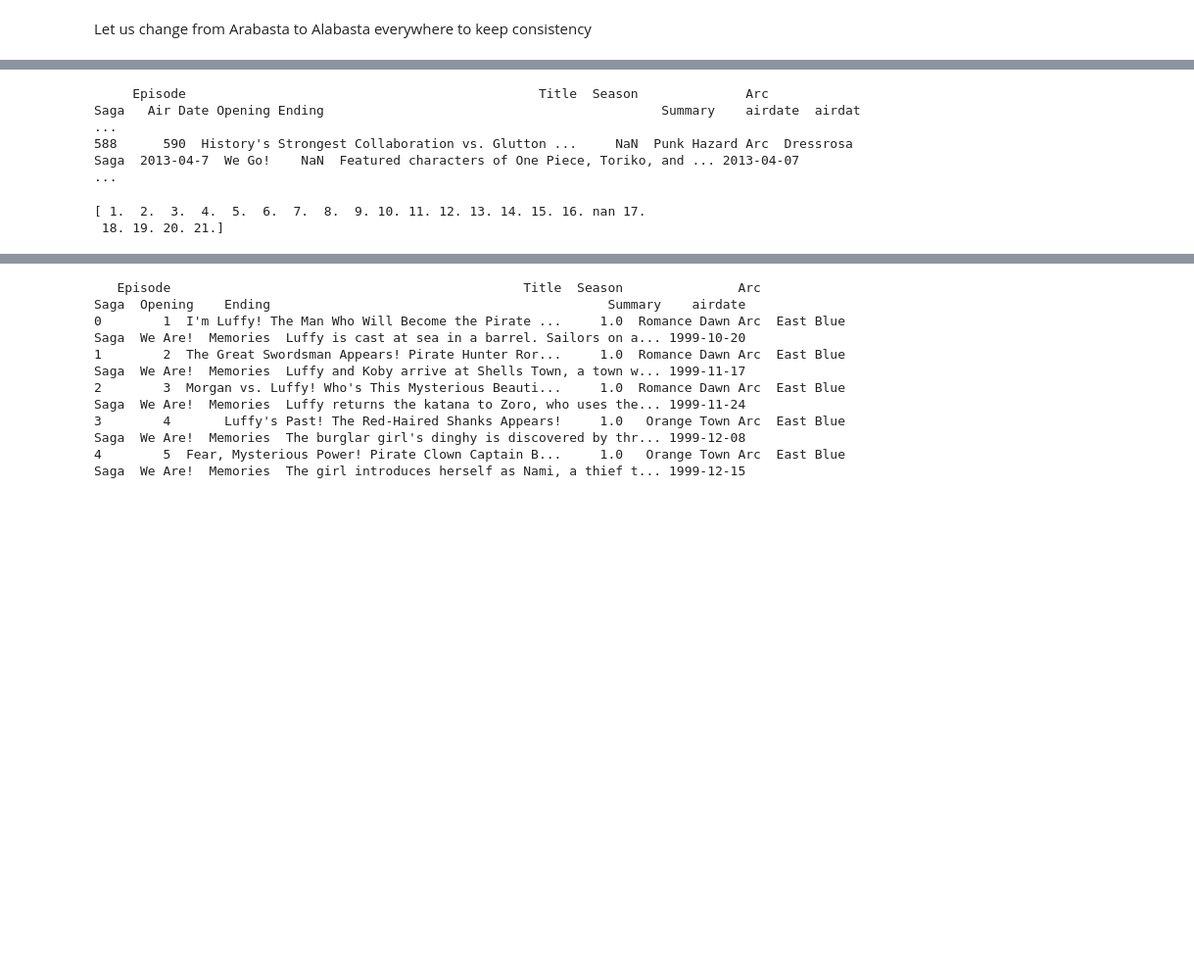
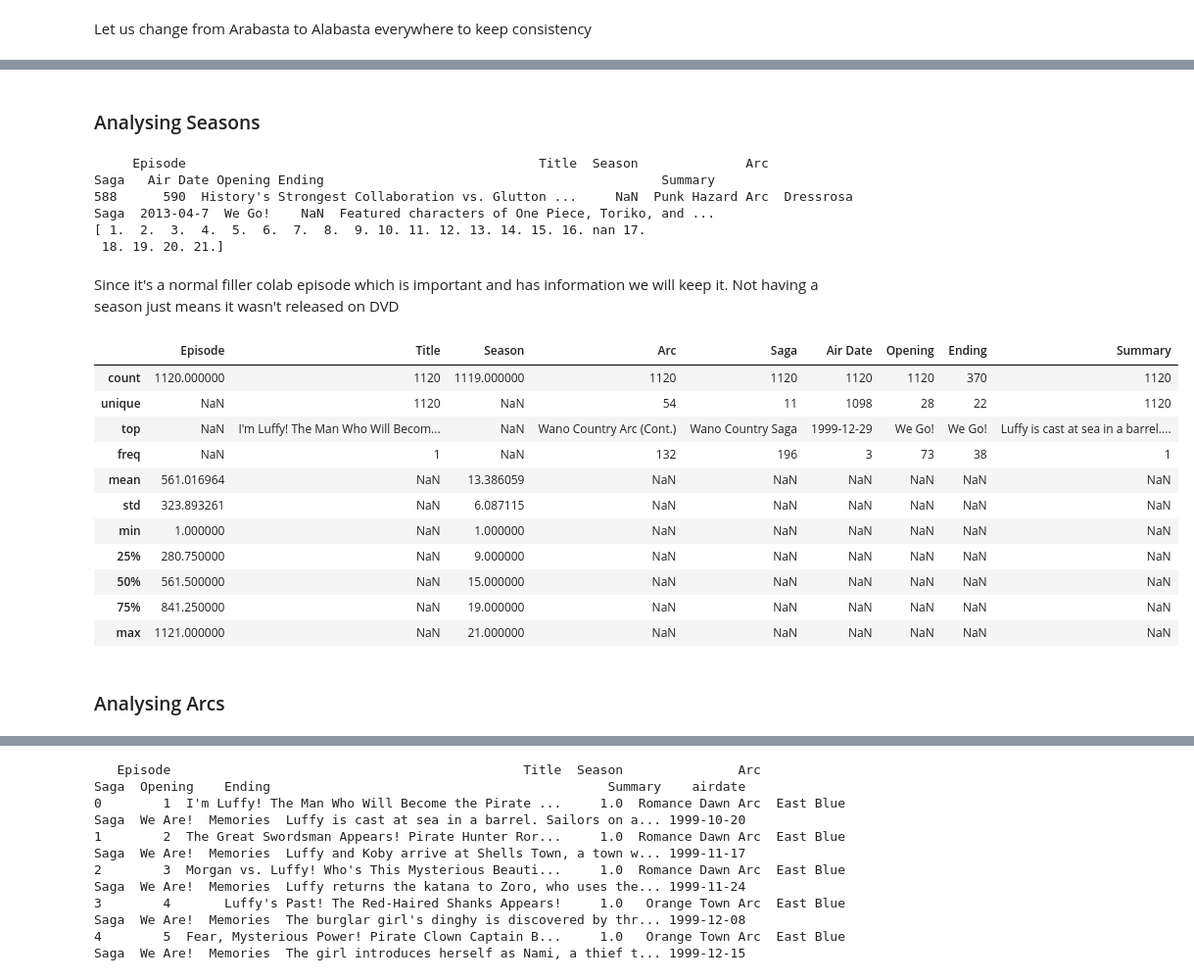
Before and after one commit to Tonevanda/PRI, a Jupyter notebook: src/data.ipynb, the cells around one changed output, grey strips where cells are left out. Shown at 98% size. Saved outputs shown, nothing was run; the diff lists cells and outputs as text; code cells hidden in the pictures; blank space fills up the shorter version.

```diff
--- a/src/data.ipynb
+++ b/src/data.ipynb
@@ -275,11 +76,30 @@ df.describe(include='all')
+# %% [markdown]
+### Analysing Seasons
 # %%
 missing_season = df['Season'].isna()
 print(df[missing_season])
+print(df['Season'].unique())
 # %% [output]
-     Episode                                              Title  Season              Arc            Saga   Air Date Opening Ending                                            Summary    airdate  airdat ...
-588      590  History's Strongest Collaboration vs. Glutton ...     NaN  Punk Hazard Arc  Dressrosa Saga  2013-04-7  We Go!    NaN  Featured characters of One Piece, Toriko, and ... 2013-04-07         ...
+     Episode                                              Title  Season              Arc            Saga   Air Date Opening Ending                                            Summary
+588      590  History's Strongest Collaboration vs. Glutton ...     NaN  Punk Hazard Arc  Dressrosa Saga  2013-04-7  We Go!    NaN  Featured characters of One Piece, Toriko, and ...
+[ 1.  2.  3.  4.  5.  6.  7.  8.  9. 10. 11. 12. 13. 14. 15. 16. nan 17.
+ 18. 19. 20. 21.]
-# %%
-print(df['Season'].unique())
-# %% [output]
-[ 1.  2.  3.  4.  5.  6.  7.  8.  9. 10. 11. 12. 13. 14. 15. 16. nan 17.
- 18. 19. 20. 21.]
+# %% [markdown]
+Since it's a normal filler colab episode which is important and has information we will keep it. Not having a season just means it wasn't released on DVD
+# %%
+df.describe(include='all')
+# %% [output]
+|  | Episode | Title | Season | Arc | Saga | Air Date | Opening | Ending | Summary |
+| count | 1120.000000 | 1120 | 1119.000000 | 1120 | 1120 | 1120 | 1120 | 370 | 1120 |
+| unique | NaN | 1120 | NaN | 54 | 11 | 1098 | 28 | 22 | 1120 |
+| top | NaN | I'm Luffy! The Man Who Will Becom... | NaN | Wano Country Arc (Cont.) | Wano Country Saga | 1999-12-29 | We Go! | We Go! | Luffy is cast at sea in a barrel.... |
+| freq | NaN | 1 | NaN | 132 | 196 | 3 | 73 | 38 | 1 |
+| mean | 561.016964 | NaN | 13.386059 | NaN | NaN | NaN | NaN | NaN | NaN |
+| std | 323.893261 | NaN | 6.087115 | NaN | NaN | NaN | NaN | NaN | NaN |
+| min | 1.000000 | NaN | 1.000000 | NaN | NaN | NaN | NaN | NaN | NaN |
+| 25% | 280.750000 | NaN | 9.000000 | NaN | NaN | NaN | NaN | NaN | NaN |
+| 50% | 561.500000 | NaN | 15.000000 | NaN | NaN | NaN | NaN | NaN | NaN |
+| 75% | 841.250000 | NaN | 19.000000 | NaN | NaN | NaN | NaN | NaN | NaN |
+| max | 1121.000000 | NaN | 21.000000 | NaN | NaN | NaN | NaN | NaN | NaN |
+# %% [markdown]
+### Analysing Arcs
```
Also changed, not shown: parts of 49 cells of this notebook, 1 other file.
